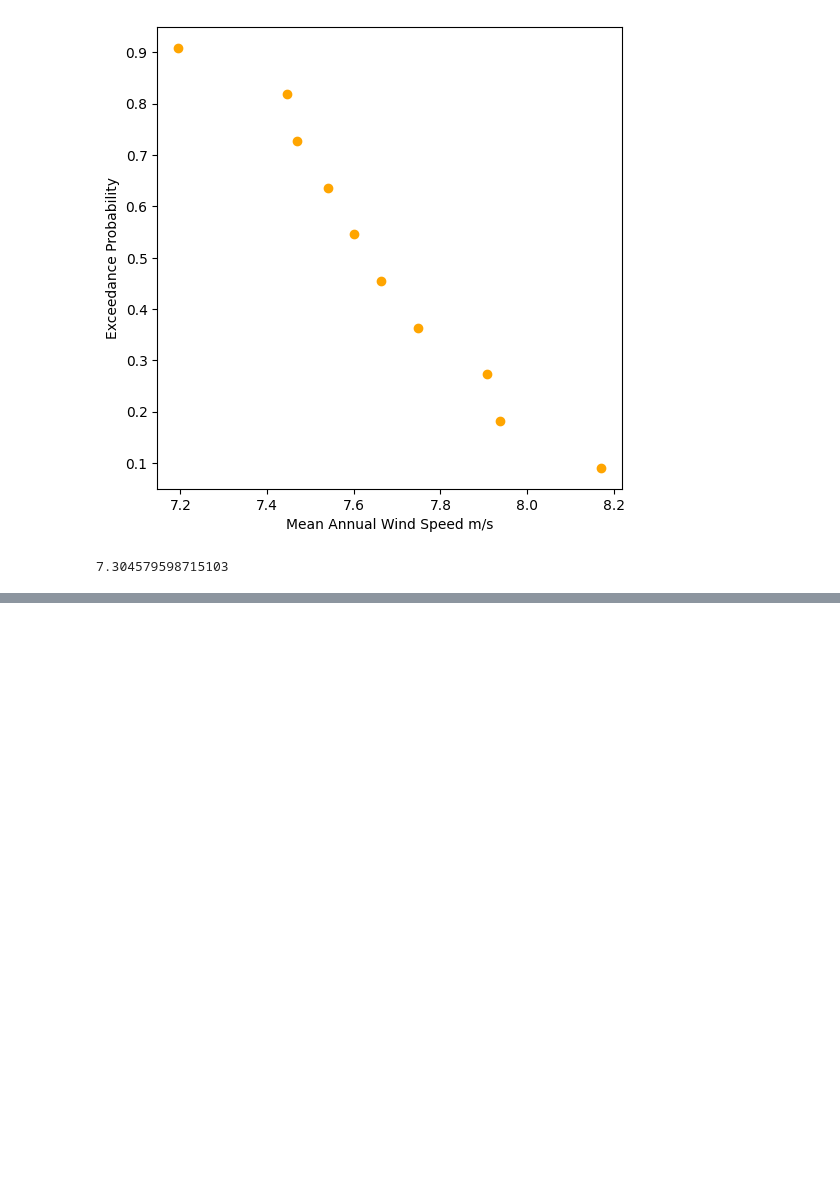
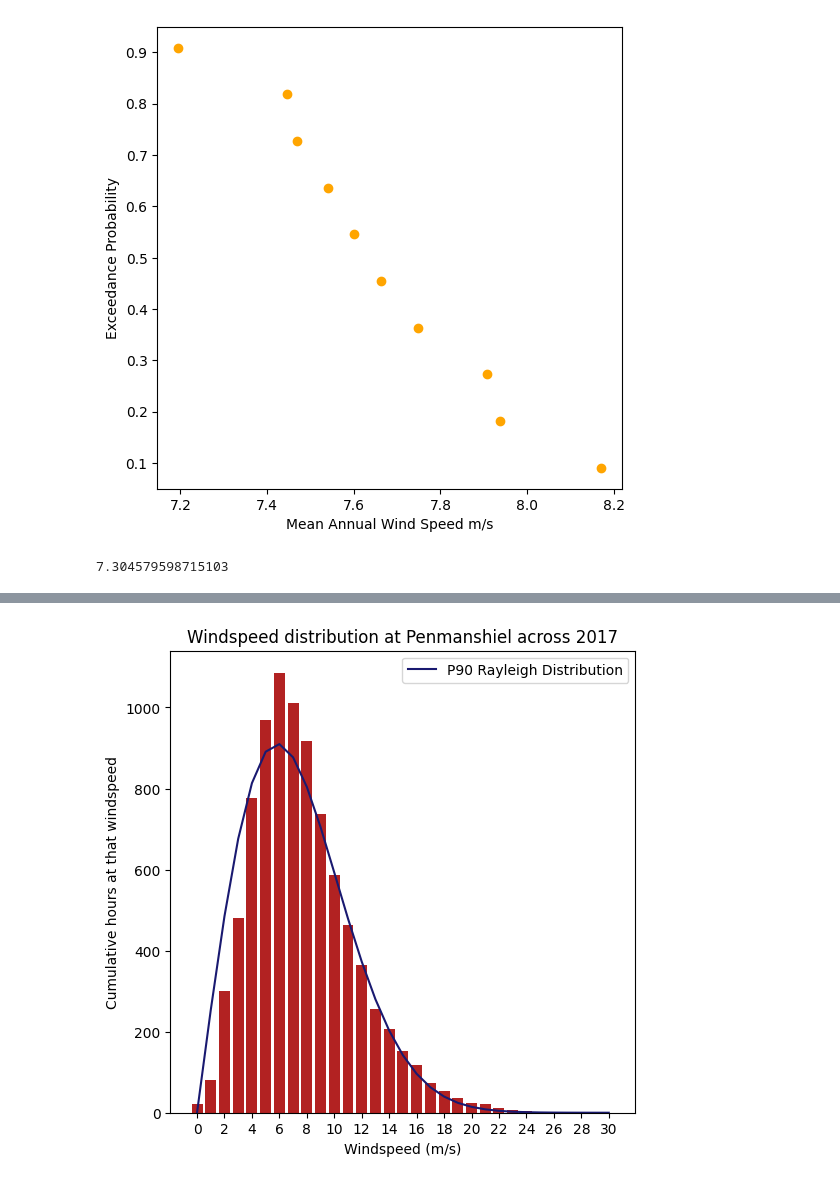
Before and after one commit to sofiagilardini/wind_energy_5, a Jupyter notebook: py3.ipynb, the cells around one changed output, grey strips where cells are left out. Saved outputs shown, nothing was run; the diff lists cells and outputs as text; code cells hidden in the pictures; blank space fills up the shorter version.

```diff
--- a/py3.ipynb
+++ b/py3.ipynb
@@ -268,0 +273,39 @@ windspeeds_df
+# %%
+# finding the P90 Rayleigh distribution
+
+
+mean_for_c = P90_windspeed
+
+k = 2
+c = 1.13 * mean_for_c
+# %%
+U = np.arange(0, df_P_2017['mean_speed_ms'].max(), 1)
+
+k = 2
+c = 1.13 * mean_for_c
+
+df_P_2017_vcounts["R_P90"] = ((k/c) * ((U / c)**(k-1)) * np.exp(-(U/c)**k)) * 8760
+
+
+x = np.arange(0, len(df_P_2017_vcounts))
+
+fig, ax = plt.subplots(figsize = (6, 6))
+
+x = df_P_2017_vcounts["mean_speed_ms_rounded"]
+y = df_P_2017_vcounts['rel_freq_hours']
+
+
+ax.bar(x, y, color = 'firebrick')
+
+# cannot plot both of these simoultaneously
+
+ax.plot(x, df_P_2017_vcounts["R_P90"], label = 'P90 Rayleigh Distribution', c = 'midnightblue')
+plt.legend()
+ax.set_xticks(np.arange(0, len(x), 2))
+ax.set_title("Windspeed distribution at Penmanshiel across 2017")
+ax.set_xlabel("Windspeed (m/s)")
+ax.set_ylabel("Cumulative hours at that windspeed")
+
+plt.savefig("windspeed_distribution_penmanshiel_2017_withR_P90.png")
+# %% [output]
+[figure, added]
```
Also changed, not shown: parts of 6 cells of this notebook, 4 other files.
